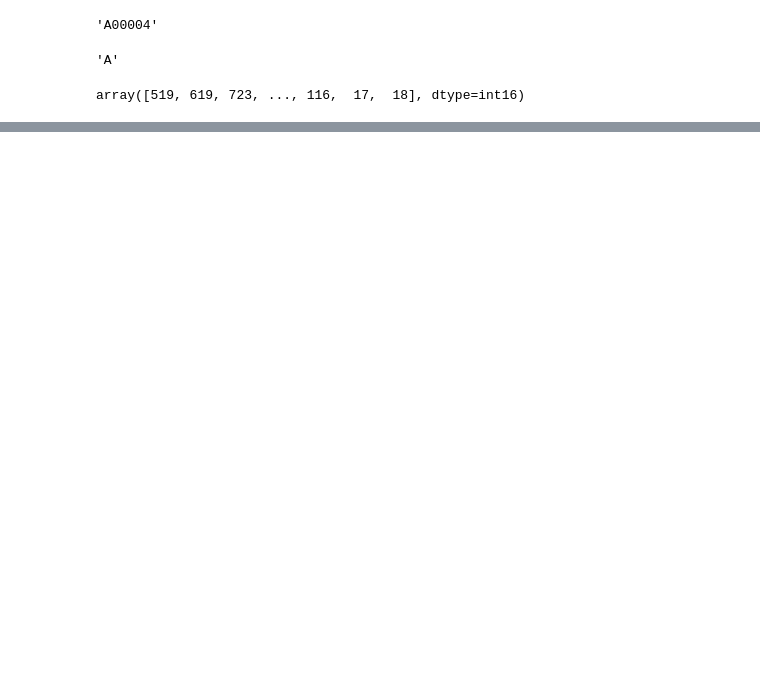
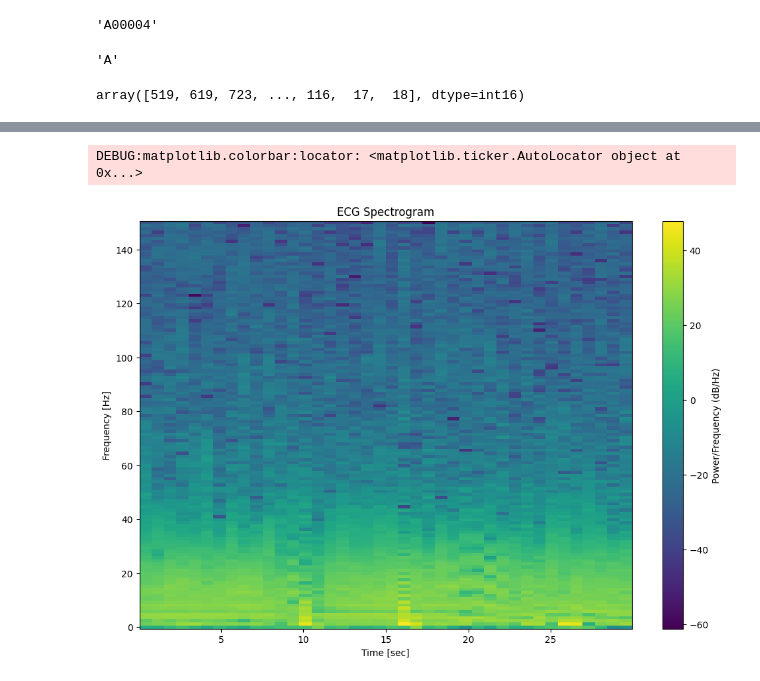
Before and after one commit to jessie831024/algo_ecg, a Jupyter notebook: notebooks/data_exploration.ipynb, the cells around one changed output, grey strips where cells are left out. Saved outputs shown, nothing was run; the diff lists cells and outputs as text; code cells hidden in the pictures; blank space fills up the shorter version.

```diff
--- a/notebooks/data_exploration.ipynb
+++ b/notebooks/data_exploration.ipynb
@@ -86,0 +159,11 @@ plt.plot(x_in)
+# %%
+f, t, Sxx = signal.spectrogram(x_in, 300)
+plt.pcolormesh(t, f, 10 * np.log10(Sxx), shading='auto')
+plt.ylabel('Frequency [Hz]')
+plt.xlabel('Time [sec]')
+plt.title('ECG Spectrogram')
+plt.colorbar(label='Power/Frequency (dB/Hz)')
+plt.show()
+# %% [output]
+DEBUG:matplotlib.colorbar:locator: <matplotlib.ticker.AutoLocator object at 0x...>
+[figure, added]
```
Also changed, not shown: parts of 26 cells of this notebook, 5 other files.
